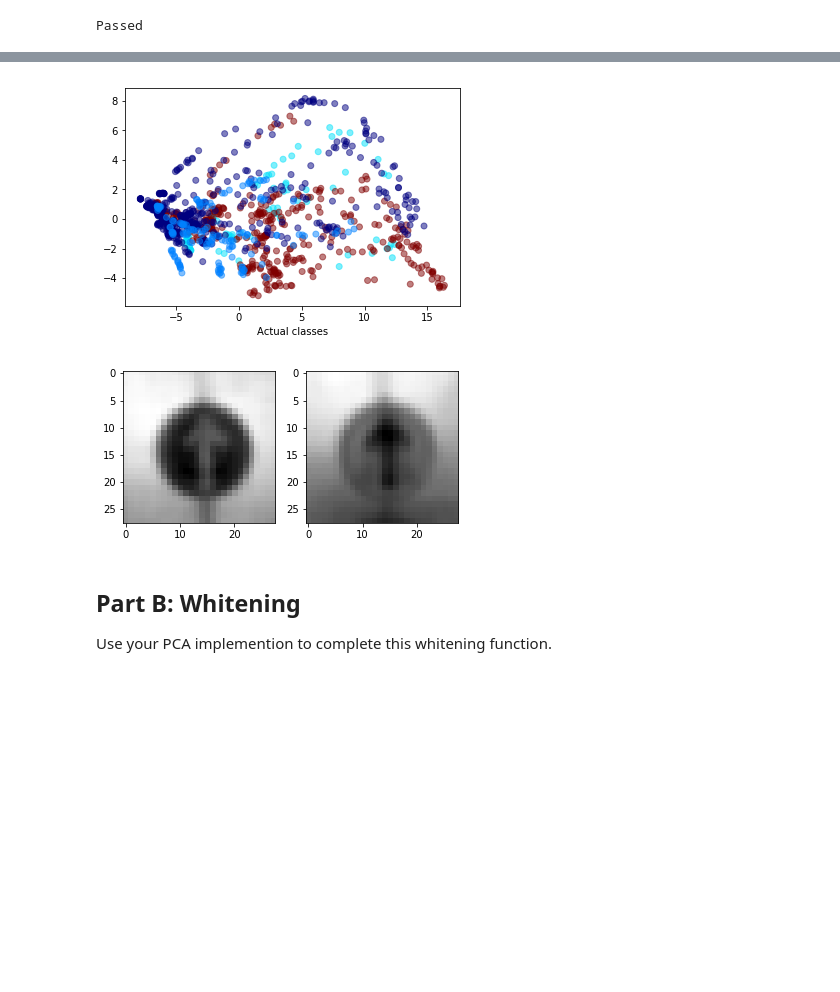
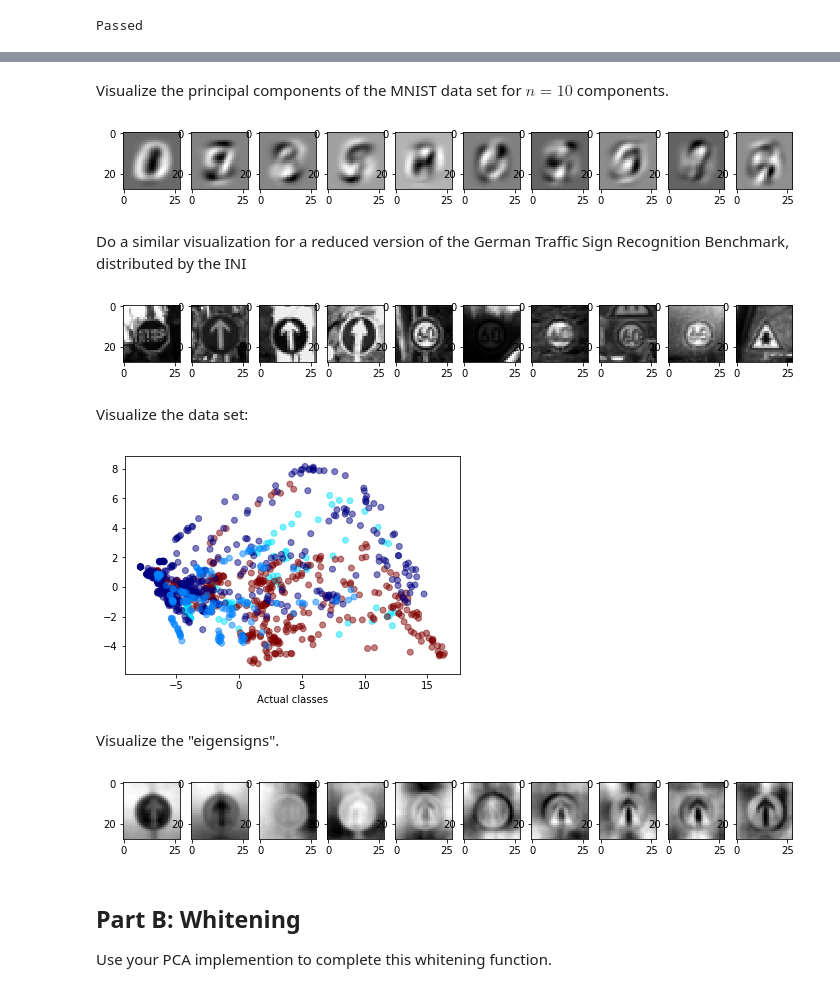
Before and after one commit to hlynurd/unsupervised-vizdoom, a Jupyter notebook: old_notebooks/trafficsign_gtestw.ipynb, the cells around one changed output, grey strips where cells are left out. Cells and saved outputs as stored; diff of their text form; code cells hidden in the pictures; blank space fills up the shorter version.

```diff
--- a/old_notebooks/trafficsign_gtestw.ipynb
+++ b/old_notebooks/trafficsign_gtestw.ipynb
@@ -110,12 +100,6 @@ clusters = len(np.unique(Y))
 # %%
-# Viz with 2 pca components
 pca_features, _, V = principal_component_analysis(XX, 2)
 plt.xlabel('Actual classes')
-plt.scatter(pca_features[:,0], pca_features[:,1], c=YY, alpha=0.5, cmap="jet")
+plt.scatter(pca_features[:,0], pca_features[:,1], c=YY, alpha=0.3, cmap="jet")
 plt.show()
-for i in range(2):
-    plt.subplot(1, 2, i+1)
-    comp_image = np.reshape(V[i,:], (8,8))
-    plt.imshow(comp_image, cmap="gray")
-plt.show()
 # %% [output]
@@ -124,16 +107,51 @@ plt.show()
+# %% [markdown]
+Visualize the principal components of the MNIST data set for $n=10$ components.
+# %%
+pca_features, _, V = principal_component_analysis(XX, 10)
+plt.figure(figsize=(12, 12))
+
+for i in range(10):
+    plt.subplot(1, 10, i+1)
+    comp_image = np.reshape(V[i,:], (28,28))
+    plt.imshow(comp_image.astype('float'), cmap="gray")
+plt.show()
+# %% [output]
+[figure, added]
+# %% [markdown]
+Do a similar visualization for a reduced version of the German Traffic Sign Recognition Benchmark, distributed by the INI
+# %%
+# TODO: Host the file somewhere and explain how to get and set up the data
+X, Y = load_ini_data2(duckdns=True)
+ini_clusters = len(np.unique(Y))
+plt.figure(figsize=(12, 12))
+for i in range(10):
+    plt.subplot(1, 10, i+1)
+    plt.imshow(np.reshape(X[int(i*110),:], (28, 28)), cmap="gray")
+plt.show()
+# %% [output]
+[figure, added]
+# %% [markdown]
+Visualize the data set:
+# %%
+pca_features, _, V = principal_component_analysis(X, 2)
+plt.xlabel('Actual classes')
+plt.scatter(pca_features[:,0], pca_features[:,1], c=Y, alpha=0.5, cmap="jet")
+plt.show()
+# %% [output]
+[figure, added]
+# %% [markdown]
+Visualize the "eigensigns".
 # %%
-pca_features, _, V = principal_component_analysis(X, 2)
-plt.xlabel('Actual classes')
-plt.scatter(pca_features[:,0], pca_features[:,1], c=Y, alpha=0.5, cmap="jet")
-plt.show()
-for i in range(2):
-    plt.subplot(1, 2, i+1)
+pca_features, _, V = principal_component_analysis(X, 10)
+plt.figure(figsize=(12, 12))
+
+for i in range(10):
+    plt.subplot(1, 10, i+1)
     comp_image = np.reshape(V[i,:], (28, 28))
     plt.imshow(comp_image, cmap="gray")
 plt.show()
 # %% [output]
-[figure, old version]
+[figure, new version]
-[figure, removed]
 # %% [markdown]
 ## Part B: Whitening
 Use your PCA implemention to complete this whitening function.
```
Also changed, not shown: parts of 13 cells of this notebook.
